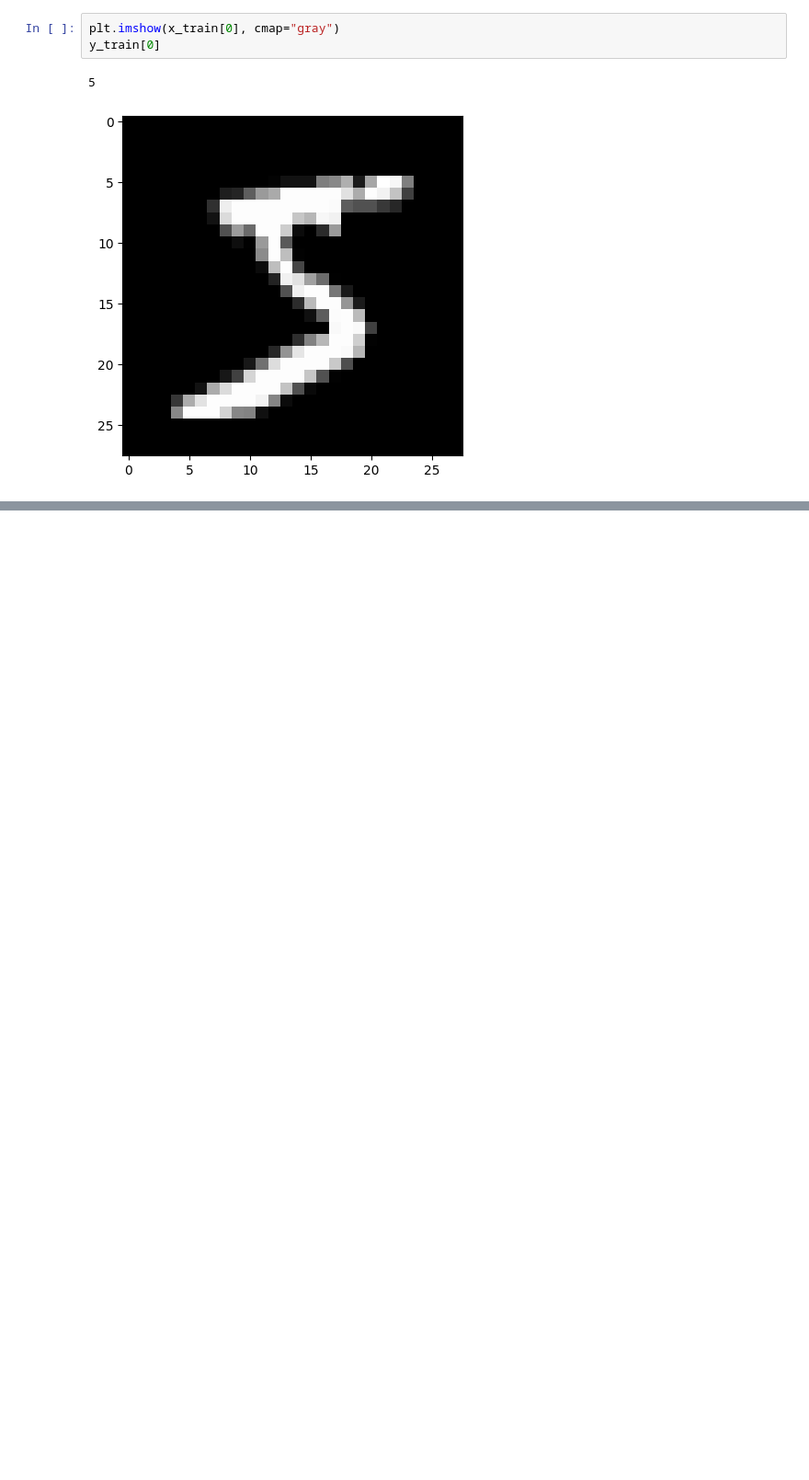
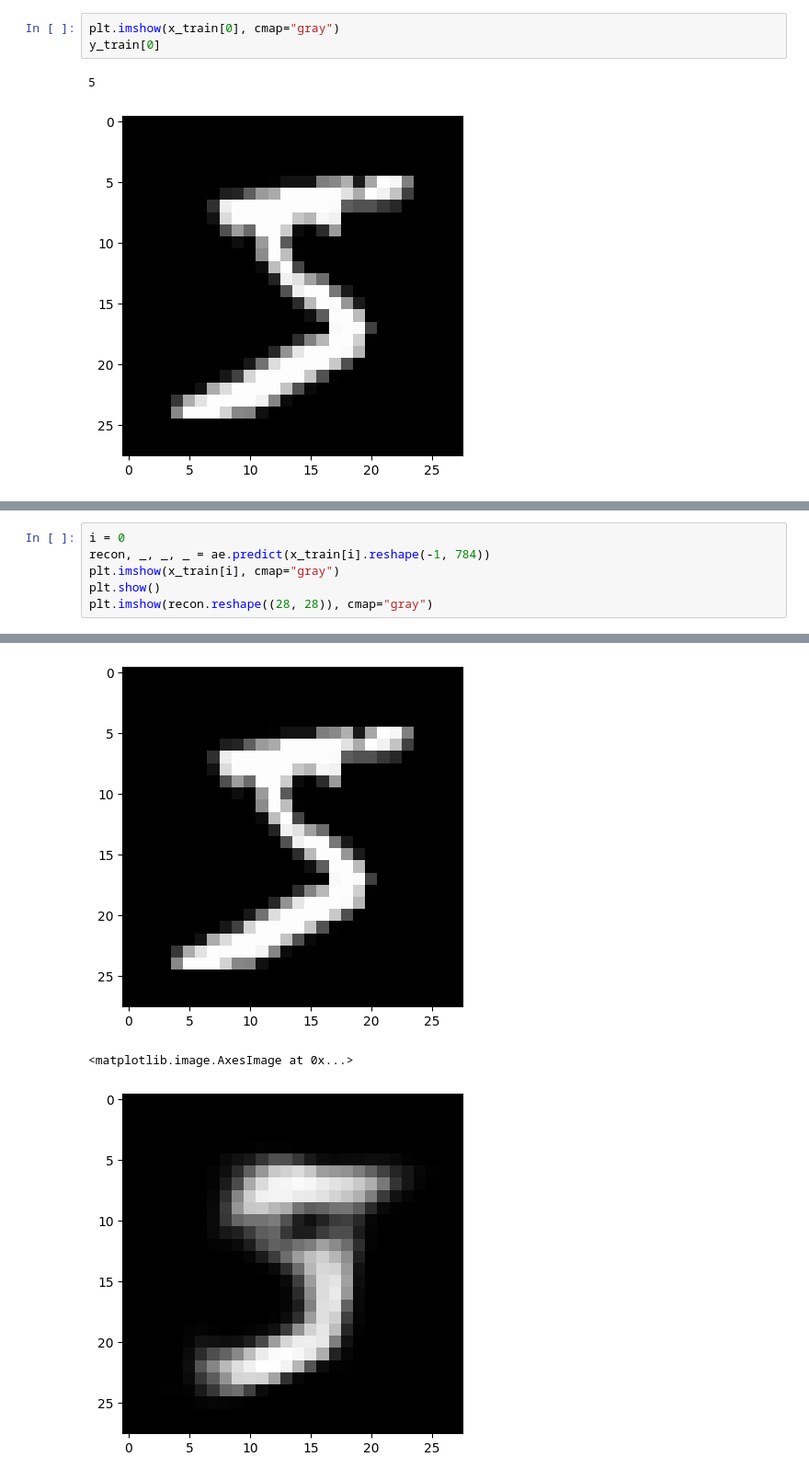
Before and after one commit to xnought/vae-explainer, a Jupyter notebook: notebooks/vae_training_keras.ipynb, the cells around one changed output, grey strips where cells are left out. Shown: that part at 92% size. Drawn from its saved outputs; the diff is of its cells as text; blank space fills up the shorter version.

```diff
--- a/notebooks/vae_training_keras.ipynb
+++ b/notebooks/vae_training_keras.ipynb
@@ -147,0 +122,7 @@ plot_mnist(latents, labels)
+# %%
+i = 0
+recon, _, _, _ = ae.predict(x_train[i].reshape(-1, 784))
+plt.imshow(x_train[i], cmap="gray")
+plt.show()
+plt.imshow(recon.reshape((28, 28)), cmap="gray")
+# %% [output]
@@ -148,3 +130,6 @@ plot_mnist(latents, labels)
+[figure, added]
+<matplotlib.image.AxesImage at 0x...>
+[figure, added]
 # %%
 tf.saved_model.save(ae.encoder, "models/encoder")
 tf.saved_model.save(ae.decoder, "models/decoder")
```
Also changed, not shown: parts of 6 cells of this notebook, 10 other files.
